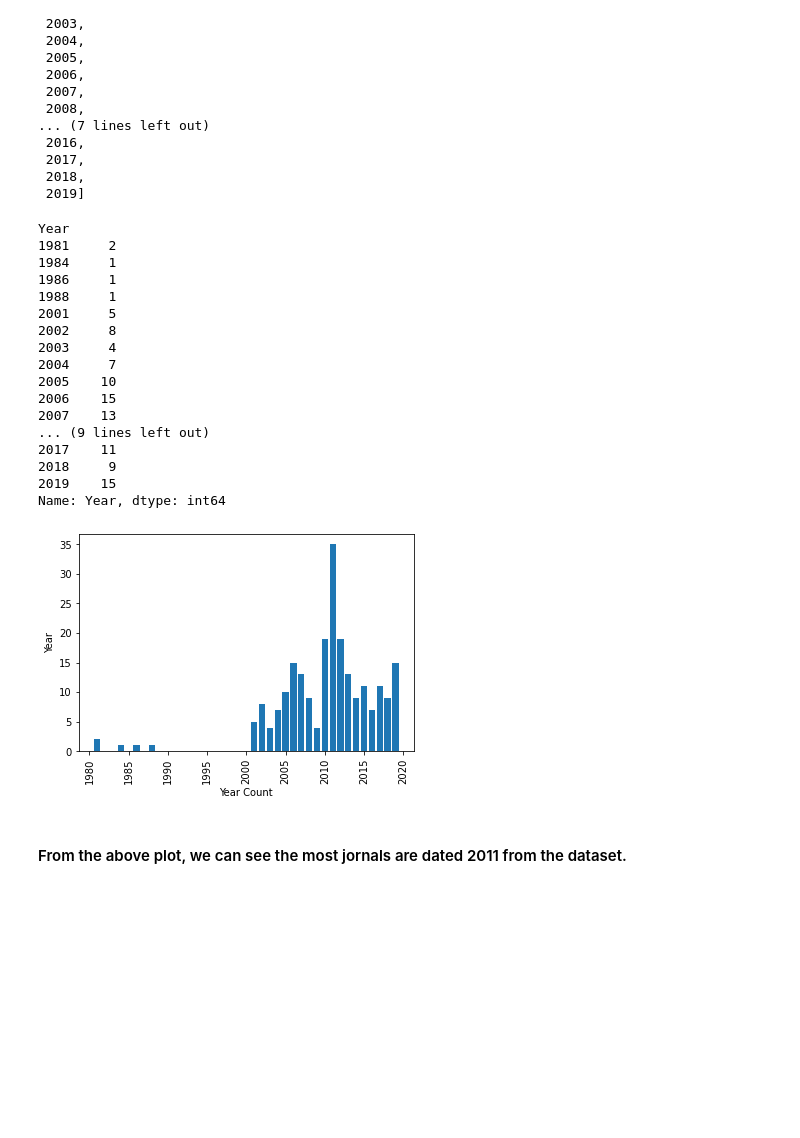
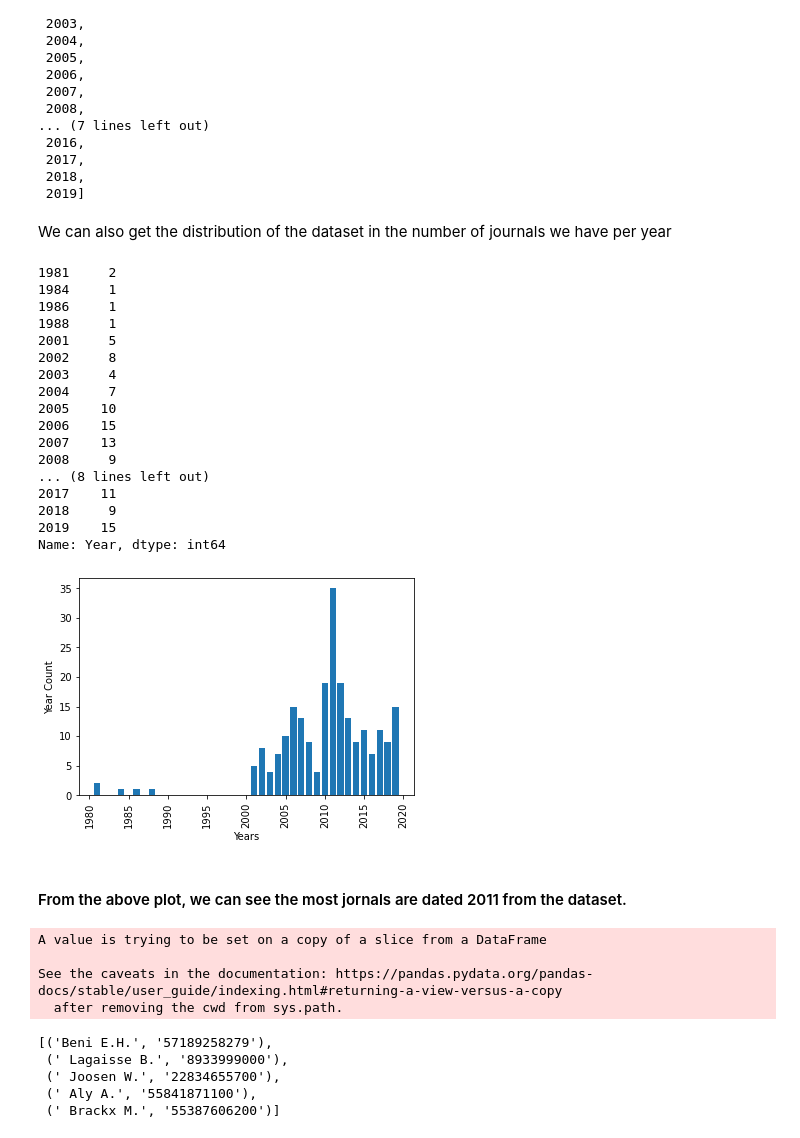
Before and after one commit to rahulgundre/HDSCWINTER-22_Premier-project, a Jupyter notebook: EDA analysis .ipynb, the cells around one changed output. Cells and saved outputs as stored; diff of their text form; code cells hidden in the pictures; blank space fills up the shorter version.

Commit message:
Added the author ID combination and number of journals per author

```diff
--- a/EDA analysis .ipynb
+++ b/EDA analysis .ipynb
@@ -127,5 +118,5 @@ Name: Language of Original Document, dtype: int64
 # %%
-years= [year for year, df in df.groupby('Year')]
+years = sorted(list(df["Year"].unique()))
 years
 # %% [output]
 [1981,
@@ -145,11 +136,12 @@ years
  2017,
  2018,
  2019]
+# %% [markdown]
+We can also get the distribution of the dataset in the number of journals we have per year
 # %%
-year_count=df.groupby('Year')['Year'].count()
+year_count = df["Year"].value_counts().sort_index()
 year_count
 # %% [output]
-Year
 1981     2
 1984     1
 1986     1
@@ -161,7 +153,8 @@ Year
 2005    10
 2006    15
 2007    13
-... (9 lines left out)
+2008     9
+... (8 lines left out)
 2017    11
 2018     9
 2019    15
@@ -169,10 +162,10 @@ Name: Year, dtype: int64
 # %%
 plt.bar(years,year_count)
 plt.xticks(rotation=90)
-plt.ylabel('Year')
-plt.xlabel('Year Count')
+plt.ylabel('Year Count')
+plt.xlabel('Years')
 plt.show()
 # %% [output]
-[figure, old version]
+[figure, new version]
 # %% [markdown]
 #### From the above plot, we can see the most jornals are dated 2011 from the dataset.
@@ -178,0 +176,18 @@ plt.show()
+# %%
+#Creating a new column in the df that combines the authors with their id in a tuple
+df["Authors_withID"] = None
+for i in range(df.shape[0]):
+    df["Authors_withID"][i] = list(zip(df["Authors"][i], df["Author(s) ID"][i]))
+# %% [output]
+A value is trying to be set on a copy of a slice from a DataFrame
+
+See the caveats in the documentation: https://pandas.pydata.org/pandas-docs/stable/user_guide/indexing.html#returning-a-view-versus-a-copy
+  after removing the cwd from sys.path.
+# %%
+df["Authors_withID"][0]
+# %% [output]
+[('Beni E.H.', '57189258279'),
+ (' Lagaisse B.', '8933999000'),
+ (' Joosen W.', '22834655700'),
+ (' Aly A.', '55841871100'),
+ (' Brackx M.', '55387606200')]
```
Also changed, not shown: parts of 12 cells of this notebook, 1 other file.
